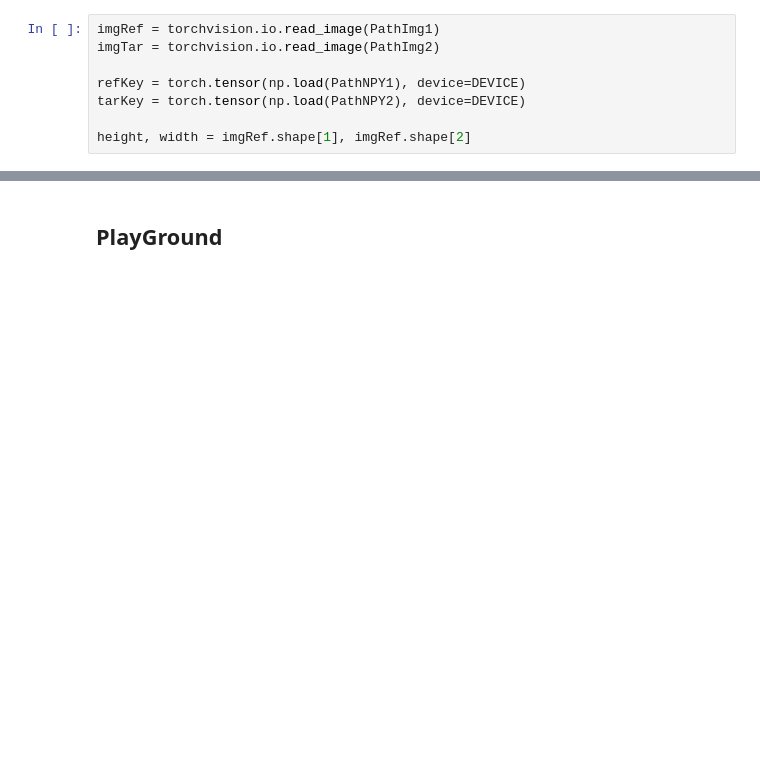
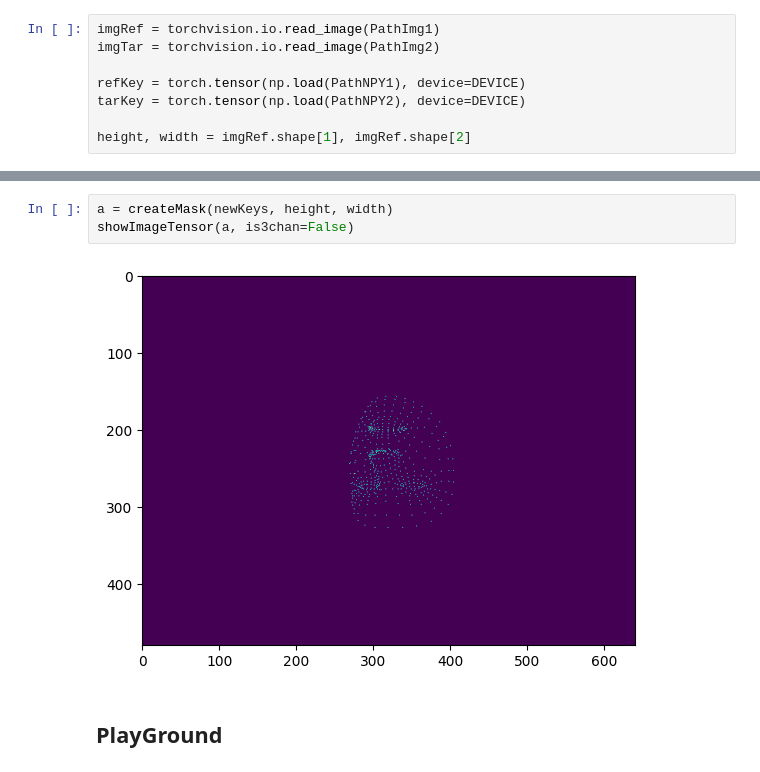
Before and after one commit to aminfadaei116/view-net, a Jupyter notebook: ViewNet notbook.ipynb, the cells around one changed output, grey strips where cells are left out. Drawn from its saved outputs; the diff is of its cells as text; blank space fills up the shorter version.

```diff
--- a/ViewNet notbook.ipynb
+++ b/ViewNet notbook.ipynb
@@ -34,3 +39,8 @@ height, width = imgRef.shape[1], imgRef.shape[2]
+# %%
+a = createMask(newKeys, height, width)
+showImageTensor(a, is3chan=False)
+# %% [output]
+[figure, added]
 # %% [markdown]
 ## PlayGround
 # %%
```
Also changed, not shown: parts of 11 cells of this notebook, 2 other files.
